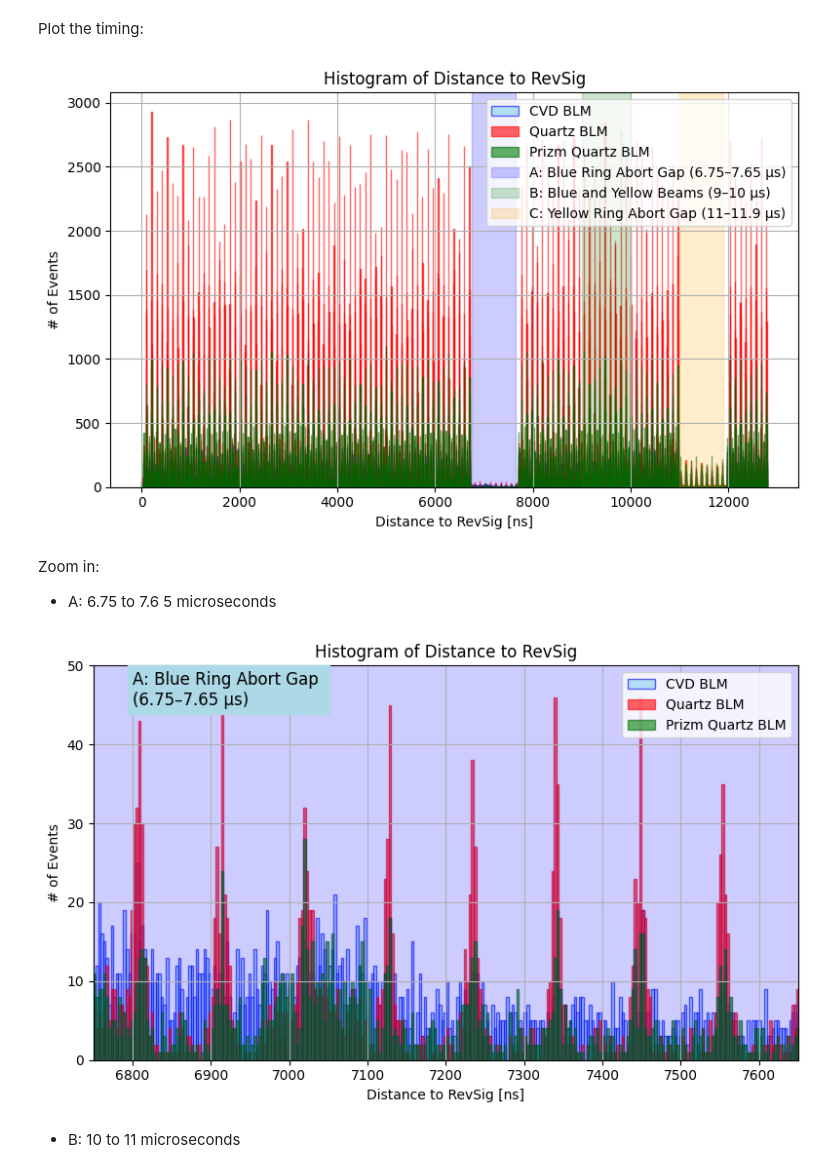
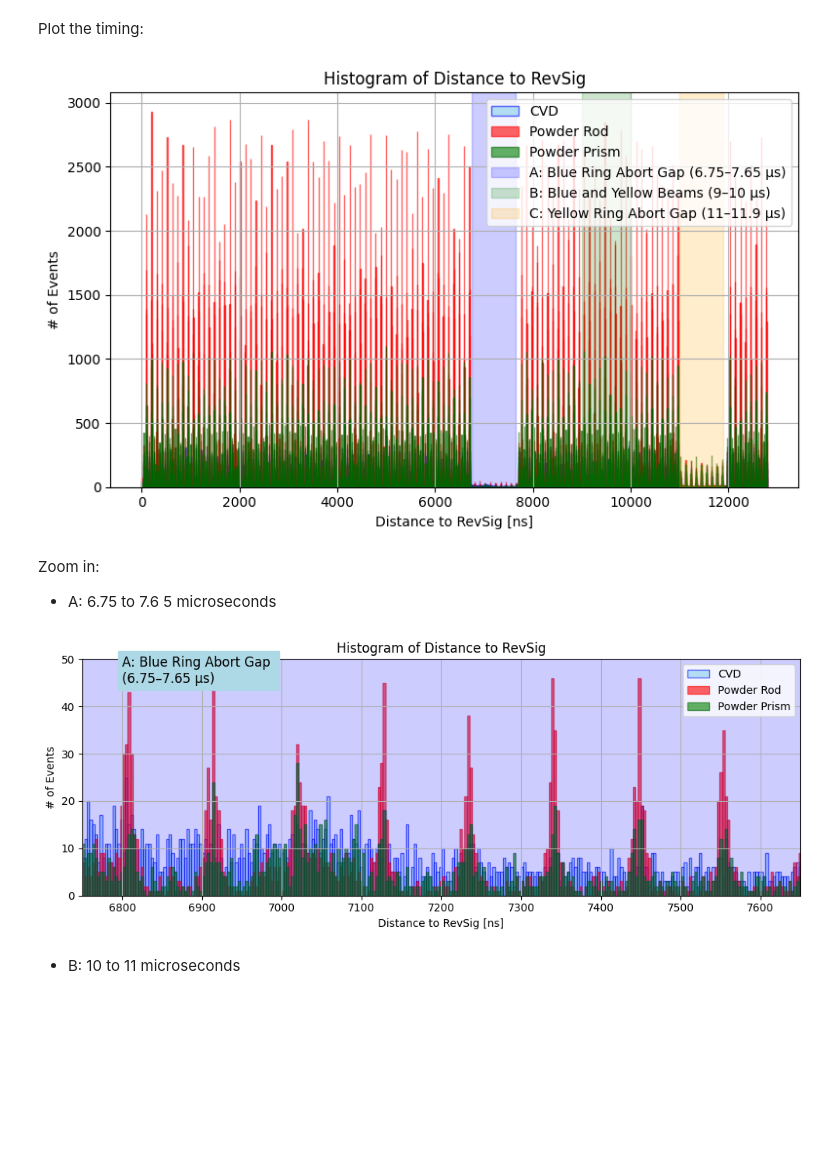
Before and after one commit to mohaas33/rhic_blm_daq, a Jupyter notebook: RHIC_BLM_2025_AuAu.ipynb, the cells around one changed output. Drawn from its saved outputs; the diff is of its cells as text; code cells hidden in the pictures; blank space fills up the shorter version.

```diff
--- a/RHIC_BLM_2025_AuAu.ipynb
+++ b/RHIC_BLM_2025_AuAu.ipynb
@@ -13,7 +13,7 @@ import glob
 
 # definitions
 blm_col = {1:'blue', 2:'red', 3:'darkgreen'}
-ch_label = {1:'CVD BLM', 2:'Quartz BLM', 3:'Prizm Quartz BLM'}
+ch_label = {1:'CVD', 2:'Powder Rod', 3:'Powder Prism'}
 local_fontsize = 12
 # %% [markdown]
 ## Collecting data files and make DataFrames:
@@ -598,42 +598,42 @@ plt.savefig(f"./Plots/revsig_{date_string}.png", dpi=300)
 
 plt.show()
 # %% [output]
-[figure, old version]
+[figure, new version]
 # %% [markdown]
 Zoom in:
 - A: 6.75 to 7.6
 5 microseconds
 # %%
 # Plot histogram
-fig, ax = plt.subplots(figsize=(8, 5))
+fig, ax = plt.subplots(figsize=(10, 4))
 
 # Plot histogram as usual
 ax.hist(all_distances_1, bins=4000, color='skyblue', edgecolor=blm_col[1], label=ch_label[1], alpha=0.6)
 ax.hist(all_distances_2, bins=4000, color='red', edgecolor=blm_col[2], label=ch_label[2], alpha=0.6)
 ax.hist(all_distances_3, bins=4000, color='green', edgecolor=blm_col[3], label=ch_label[3], alpha=0.6)
 
 ax.set_xlim(6750, 7650)
 ax.set_ylim(0, 50)
 ax.set_xlabel('Distance to RevSig [ns]')
 ax.set_ylabel('# of Events')
 ax.set_title('Histogram of Distance to RevSig')
 # Add the green box
 rect = patches.Rectangle((6750, 0), 1000, ax.get_ylim()[1], linewidth=0, facecolor='blue', alpha=0.2)
 ax.add_patch(rect)
 
 # Add the label inside the green box
 ax.text(6800, ax.get_ylim()[1]*0.9, 'A: Blue Ring Abort Gap \n(6.75–7.65 µs)',
         fontsize=local_fontsize, color='black', backgroundcolor='lightblue')
 
 ax.grid(True)
 ax.legend()
 
 plt.tight_layout()
 plt.savefig(f"./Plots/revsig_{date_string}_A.png", dpi=300)
 
 plt.show()
 # %% [output]
-[figure, old version]
+[figure, new version]
 # %% [markdown]
 - B: 10 to 11 microseconds
 # %%
```
Also changed, not shown: parts of 24 cells of this notebook.
